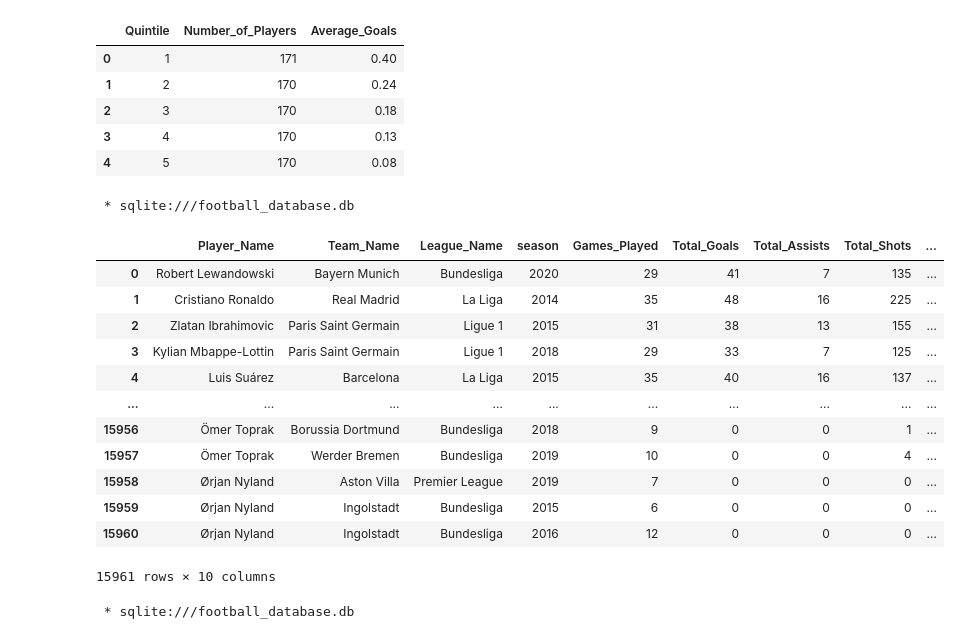
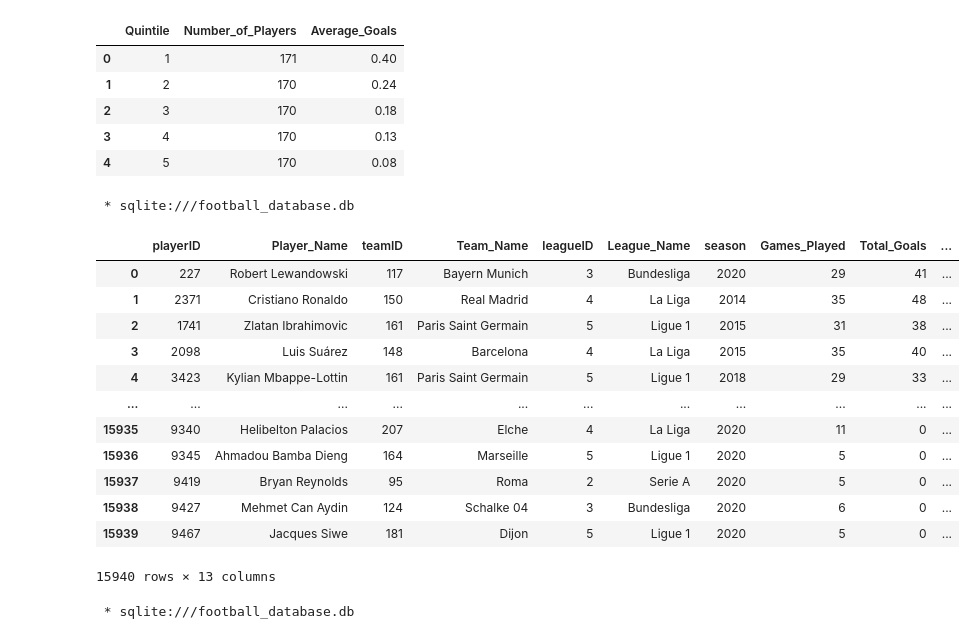
Before and after one commit to Zaki978/European-Soccer-SQL-Data-Project, a Jupyter notebook: EU Football SQL Project.ipynb, the cells around one changed output. Saved outputs shown, nothing was run; the diff lists cells and outputs as text; code cells hidden in the pictures.

```diff
--- a/EU Football SQL Project.ipynb
+++ b/EU Football SQL Project.ipynb
@@ -424,40 +424,43 @@ ORDER BY Quintile;
 # %%
 %%sql
 -- Getting comprehensive statistics of player performance by
 SELECT
+    p.playerID,
     p.name as Player_Name,
+    t.teamID,
     t.name as Team_Name,
+    l.leagueID,
     l.name as League_Name,
     g.season,
     COUNT(DISTINCT a.gameID) AS Games_Played,
     SUM(a.goals) as Total_Goals,
     SUM(a.assists) as Total_Assists,
     SUM(a.shots) as Total_Shots,
     ROUND(CAST(SUM(a.goals) AS FLOAT )/ NULLIF(SUM(a.shots),0), 2) * 100 AS Shots_Converted_Perc,
     ROUND(CAST(SUM(a.goals) AS FLOAT )/COUNT(DISTINCT a.gameID),2) AS Goals_Per_Game
 FROM appearances a
 LEFT JOIN players p ON p.playerID = a.playerID
 LEFT JOIN games g ON g.gameID = a.gameID
 LEFT JOIN leagues l ON l.leagueID = g.leagueID
 LEFT JOIN teams t ON t.teamID IN (g.homeTeamID, g.awayTeamID)
-GROUP BY p.name, t.name, l.name, g.season
+GROUP BY p.playerID, p.name, t.teamID, t.name, l.leagueID, l.name, g.season
 HAVING Games_Played >= 5
 ORDER BY Goals_Per_Game DESC;
 # %% [output]
  * sqlite:///football_database.db
-|  | Player_Name | Team_Name | League_Name | season | Games_Played | Total_Goals | Total_Assists | Total_Shots | ... |
-| 0 | Robert Lewandowski | Bayern Munich | Bundesliga | 2020 | 29 | 41 | 7 | 135 | ... |
-| 1 | Cristiano Ronaldo | Real Madrid | La Liga | 2014 | 35 | 48 | 16 | 225 | ... |
-| 2 | Zlatan Ibrahimovic | Paris Saint Germain | Ligue 1 | 2015 | 31 | 38 | 13 | 155 | ... |
-| 3 | Kylian Mbappe-Lottin | Paris Saint Germain | Ligue 1 | 2018 | 29 | 33 | 7 | 125 | ... |
-| 4 | Luis Suárez | Barcelona | La Liga | 2015 | 35 | 40 | 16 | 137 | ... |
-| ... | ... | ... | ... | ... | ... | ... | ... | ... | ... |
-| 15956 | Ömer Toprak | Borussia Dortmund | Bundesliga | 2018 | 9 | 0 | 0 | 1 | ... |
-| 15957 | Ömer Toprak | Werder Bremen | Bundesliga | 2019 | 10 | 0 | 0 | 4 | ... |
-| 15958 | Ørjan Nyland | Aston Villa | Premier League | 2019 | 7 | 0 | 0 | 0 | ... |
-| 15959 | Ørjan Nyland | Ingolstadt | Bundesliga | 2015 | 6 | 0 | 0 | 0 | ... |
-| 15960 | Ørjan Nyland | Ingolstadt | Bundesliga | 2016 | 12 | 0 | 0 | 0 | ... |
+|  | playerID | Player_Name | teamID | Team_Name | leagueID | League_Name | season | Games_Played | Total_Goals | ... |
+| 0 | 227 | Robert Lewandowski | 117 | Bayern Munich | 3 | Bundesliga | 2020 | 29 | 41 | ... |
+| 1 | 2371 | Cristiano Ronaldo | 150 | Real Madrid | 4 | La Liga | 2014 | 35 | 48 | ... |
+| 2 | 1741 | Zlatan Ibrahimovic | 161 | Paris Saint Germain | 5 | Ligue 1 | 2015 | 31 | 38 | ... |
+| 3 | 2098 | Luis Suárez | 148 | Barcelona | 4 | La Liga | 2015 | 35 | 40 | ... |
+| 4 | 3423 | Kylian Mbappe-Lottin | 161 | Paris Saint Germain | 5 | Ligue 1 | 2018 | 29 | 33 | ... |
+| ... | ... | ... | ... | ... | ... | ... | ... | ... | ... | ... |
+| 15935 | 9340 | Helibelton Palacios | 207 | Elche | 4 | La Liga | 2020 | 11 | 0 | ... |
+| 15936 | 9345 | Ahmadou Bamba Dieng | 164 | Marseille | 5 | Ligue 1 | 2020 | 5 | 0 | ... |
+| 15937 | 9419 | Bryan Reynolds | 95 | Roma | 2 | Serie A | 2020 | 5 | 0 | ... |
+| 15938 | 9427 | Mehmet Can Aydin | 124 | Schalke 04 | 3 | Bundesliga | 2020 | 6 | 0 | ... |
+| 15939 | 9467 | Jacques Siwe | 181 | Dijon | 5 | Ligue 1 | 2020 | 5 | 0 | ... |
-15961 rows × 10 columns
+15940 rows × 13 columns
 # %%
 %%sql
 -- Calculate the top 3 scores in a league over time
```
Also changed, not shown: parts of 4 cells of this notebook, 5 other files.
